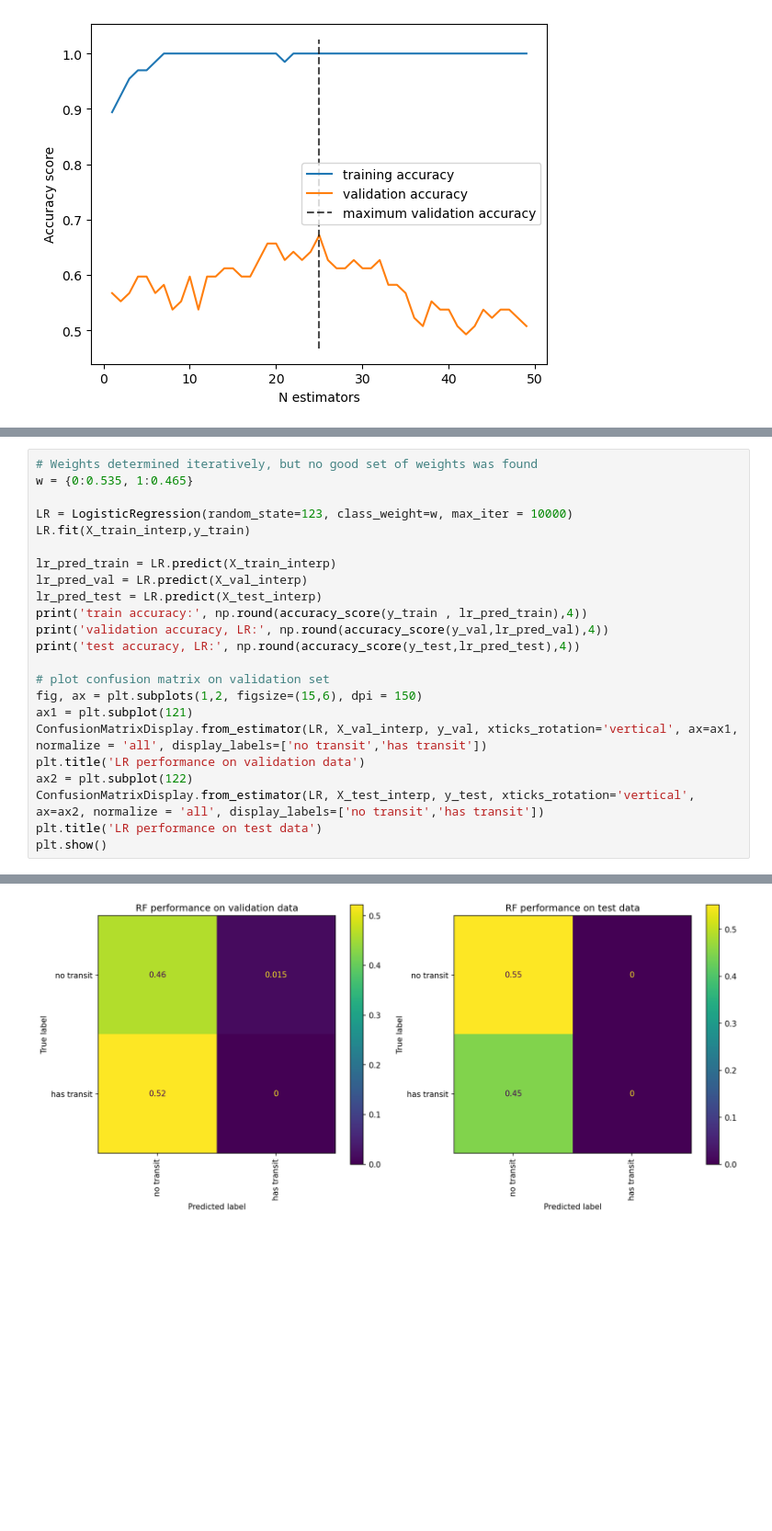
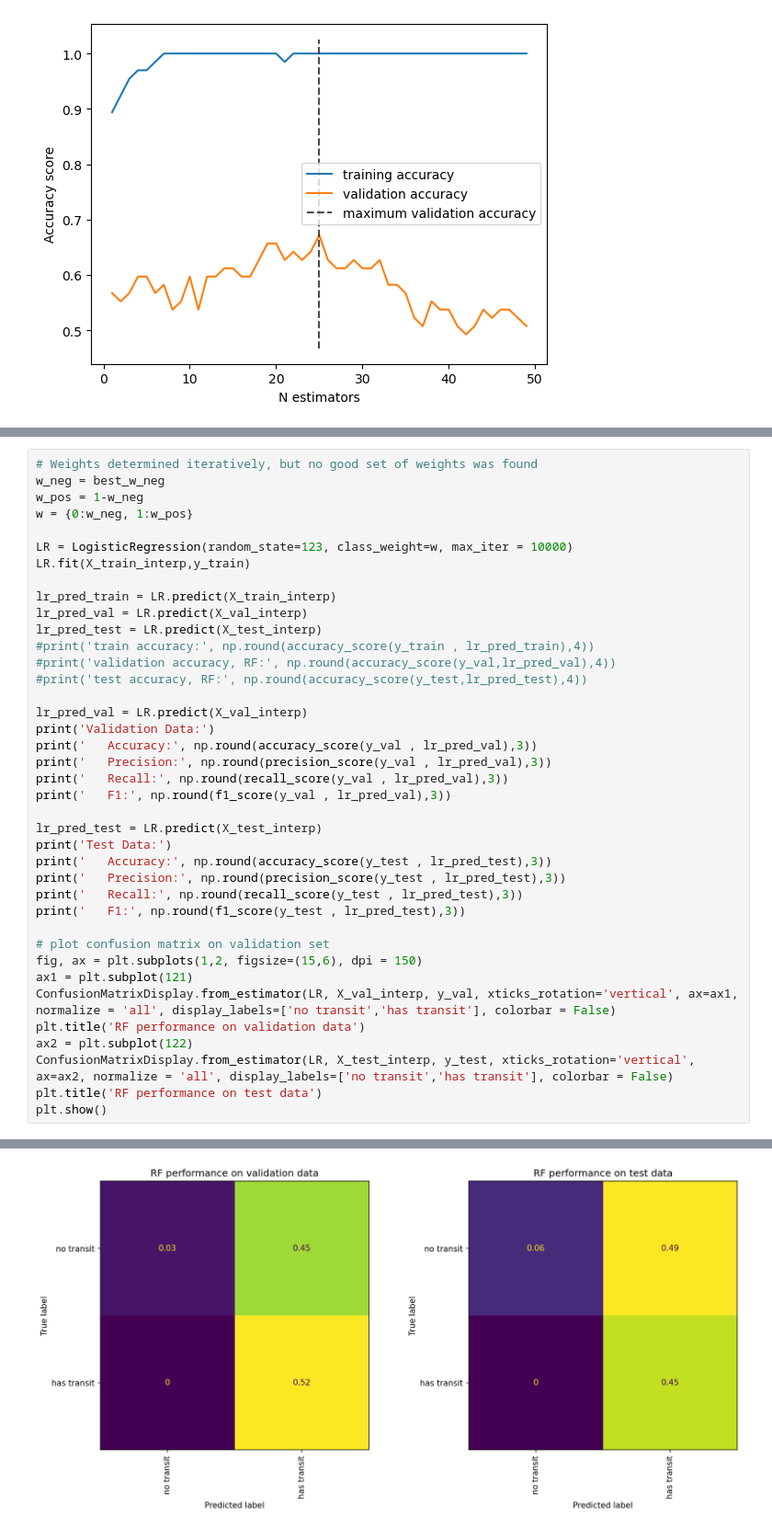
Before and after one commit to ashyo98/transit_classification, a Jupyter notebook: Standard_Algorithms.ipynb, the cells around one changed output, grey strips where cells are left out. Shown at 92% size. Saved outputs shown, nothing was run; the diff lists cells and outputs as text; blank space fills up the shorter version.

```diff
--- a/Standard_Algorithms.ipynb
+++ b/Standard_Algorithms.ipynb
@@ -158,6 +228,8 @@ test accuracy, RF: 0.6269
 # %%
 # Weights determined iteratively, but no good set of weights was found
-w = {0:0.535, 1:0.465}
+w_neg = best_w_neg
+w_pos = 1-w_neg
+w = {0:w_neg, 1:w_pos}
 
 LR = LogisticRegression(random_state=123, class_weight=w, max_iter = 10000)
 LR.fit(X_train_interp,y_train)
@@ -165,17 +237,31 @@ LR.fit(X_train_interp,y_train)
 lr_pred_train = LR.predict(X_train_interp)
 lr_pred_val = LR.predict(X_val_interp)
 lr_pred_test = LR.predict(X_test_interp)
-print('train accuracy:', np.round(accuracy_score(y_train , lr_pred_train),4))
-print('validation accuracy, LR:', np.round(accuracy_score(y_val,lr_pred_val),4))
-print('test accuracy, LR:', np.round(accuracy_score(y_test,lr_pred_test),4))
+#print('train accuracy:', np.round(accuracy_score(y_train , lr_pred_train),4))
+#print('validation accuracy, RF:', np.round(accuracy_score(y_val,lr_pred_val),4))
+#print('test accuracy, RF:', np.round(accuracy_score(y_test,lr_pred_test),4))
+
+lr_pred_val = LR.predict(X_val_interp)
+print('Validation Data:')
+print('   Accuracy:', np.round(accuracy_score(y_val , lr_pred_val),3))
+print('   Precision:', np.round(precision_score(y_val , lr_pred_val),3))
+print('   Recall:', np.round(recall_score(y_val , lr_pred_val),3))
+print('   F1:', np.round(f1_score(y_val , lr_pred_val),3))
+
+lr_pred_test = LR.predict(X_test_interp)
+print('Test Data:')
+print('   Accuracy:', np.round(accuracy_score(y_test , lr_pred_test),3))
+print('   Precision:', np.round(precision_score(y_test , lr_pred_test),3))
+print('   Recall:', np.round(recall_score(y_test , lr_pred_test),3))
+print('   F1:', np.round(f1_score(y_test , lr_pred_test),3))
 
 # plot confusion matrix on validation set
 fig, ax = plt.subplots(1,2, figsize=(15,6), dpi = 150)
 ax1 = plt.subplot(121)
-ConfusionMatrixDisplay.from_estimator(LR, X_val_interp, y_val, xticks_rotation='vertical', ax=ax1, normalize = 'all', display_labels=['no transit','has transit'])
-plt.title('LR performance on validation data')
+ConfusionMatrixDisplay.from_estimator(LR, X_val_interp, y_val, xticks_rotation='vertical', ax=ax1, normalize = 'all', display_labels=['no transit','has transit'], colorbar = False)
+plt.title('RF performance on validation data')
 ax2 = plt.subplot(122)
-ConfusionMatrixDisplay.from_estimator(LR, X_test_interp, y_test, xticks_rotation='vertical', ax=ax2, normalize = 'all', display_labels=['no transit','has transit'])
-plt.title('LR performance on test data')
+ConfusionMatrixDisplay.from_estimator(LR, X_test_interp, y_test, xticks_rotation='vertical', ax=ax2, normalize = 'all', display_labels=['no transit','has transit'], colorbar = False)
+plt.title('RF performance on test data')
 plt.show()
 # %% [output]
@@ -185 +278 @@ test accuracy, RF: 0.5522
-[figure, old version]
+[figure, new version]
```
Also changed, not shown: parts of 5 cells of this notebook.
